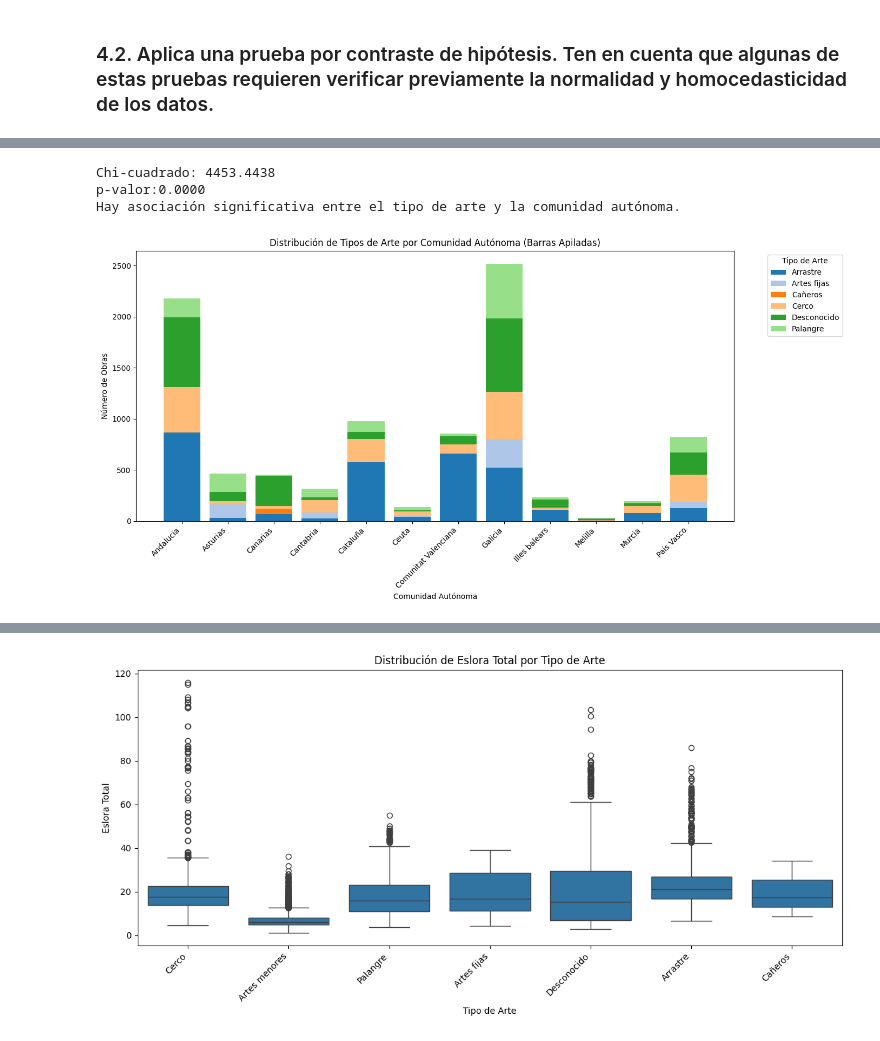
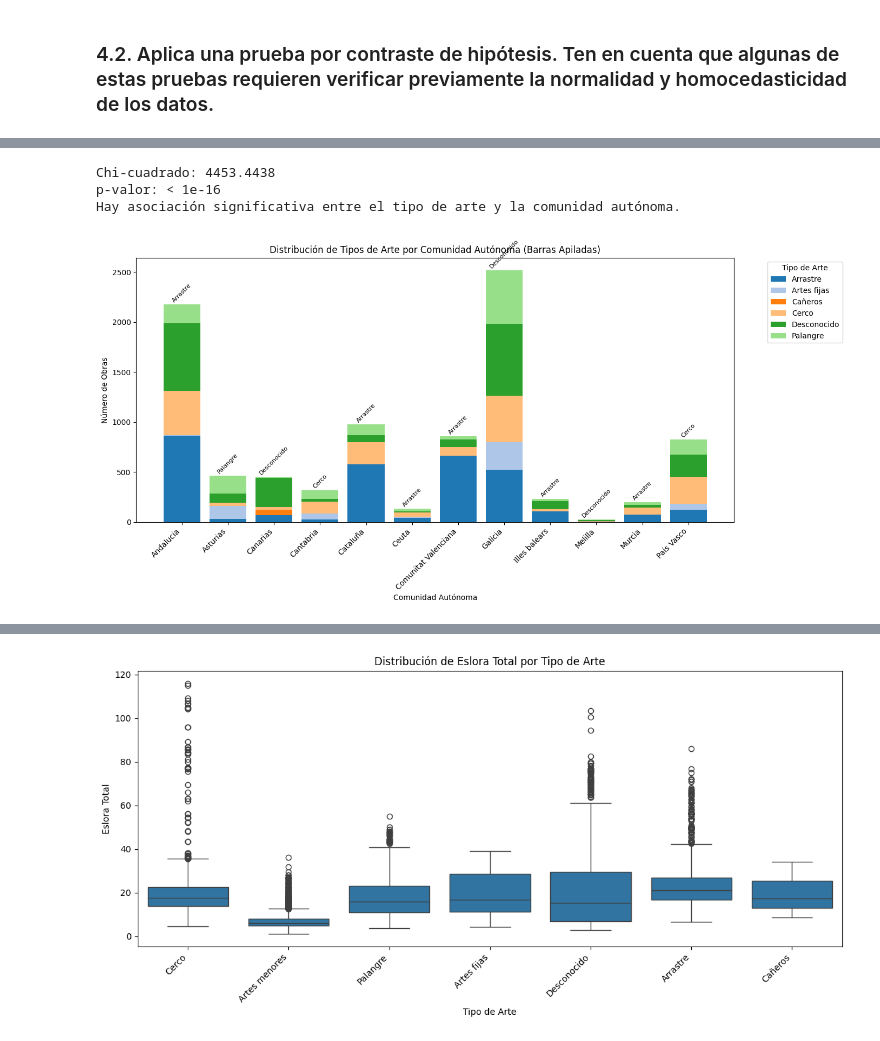
Before and after one commit to LucasZV/tipologia_PR2, a Jupyter notebook: src/Modelado.ipynb, the cells around one changed output, grey strips where cells are left out. Saved outputs shown, nothing was run; the diff lists cells and outputs as text; code cells hidden in the pictures.

```diff
--- a/src/Modelado.ipynb
+++ b/src/Modelado.ipynb
@@ -372,7 +468,7 @@ data_preprocessed = pd.concat([numeric_scaled, categoric_encoded], axis=1)
 inertia = []
 silhouette = []
 
-for k in range(2, 25):
+for k in range(2, 26):
     km = KMeans(n_clusters=k, random_state=42)
     km.fit(data_preprocessed)
     inertia.append(km.inertia_)
@@ -396,4 +492,4 @@ plt.show()
 # %%
-k = 2
+k = 11
 kmeans = KMeans(n_clusters=k, random_state=42)
 clusters = kmeans.fit_predict(data_preprocessed)
@@ -419,9 +516,13 @@ plt.show()
 # %%
 
-result_df = pd.concat([data.reset_index(drop=True), pca_df], axis=1)
+result_df = pd.concat([data_2.reset_index(drop=True), pca_df], axis=1)
+
+lista_cluster = range(1, 10)
 
 result_df[['cluster'] + list(data.columns)].head()
 result_df.drop(columns= ["PC1", "PC2"], inplace= True)
-cluster_1 = result_df[result_df["cluster"]==1]
-cluster_1.head()
+
+for i in lista_cluster:
+    cluster = result_df[result_df["cluster"]==i]
+    print(f"cluster: {i}: {print(cluster.head(3))}\n ----------------------------------------------------\n")
 # %% [output]
@@ -444,4 +565,7 @@ cluster_0.head()
 # %%
 medianas_por_cluster = result_df.groupby("cluster").mean(numeric_only=True)
-medianas_por_cluster
+moda_material = result_df.groupby("cluster")["material_casco"].agg(lambda x: x.mode().iloc[0])
+medianas_por_cluster["Material del casco (moda)"] = moda_material
+
+medianas_por_cluster.apply(lambda x: x.round(2))
 # %% [output]
@@ -461,43 +648,56 @@ contingencia = pd.crosstab(data_sin_artes['Tipo de Arte'], data_sin_artes['Comun
 chi2, p, dof, expected = chi2_contingency(contingencia)
 
 print(f'Chi-cuadrado: {chi2:.4f}')
-print(f'p-valor:{p:.4f}')
+if p < 1e-16:
+    print('p-valor: < 1e-16')
+else:
+    print(f'p-valor: {p:.4f}')
 
 if p < 0.05:
     print("Hay asociación significativa entre el tipo de arte y la comunidad autónoma.")
 else:
-    print("No hay evidencia de asociación significativa entre el tipo de arte y el puerto base.")
+    print("No hay evidencia de asociación significativa entre el tipo de arte y la comunidad autónoma.")
 # %% [output]
 Chi-cuadrado: 4453.4438
-p-valor:0.0000
+p-valor: < 1e-16
 Hay asociación significativa entre el tipo de arte y la comunidad autónoma.
 # %%
 # Agrupar por Comunidad Autónoma y Tipo de Arte, contando las ocurrencias
 conteo = data_sin_artes.groupby(['Comunidad Autónoma', 'Tipo de Arte']).size().reset_index(name='count')
-
-# Convertir a formato de tabla para apilar
 pivot = conteo.pivot(index='Comunidad Autónoma', columns='Tipo de Arte', values='count').fillna(0)
 
-colores = plt.cm.tab20.colors  # o cualquier otro mapa de colores
+# Colores
+colores = plt.cm.tab20.colors
 columnas = pivot.columns
 colores_dict = dict(zip(columnas, colores[:len(columnas)]))
 
 # Crear figura
 plt.figure(figsize=(14, 7))
 
 # Apilar barras
-bottom = [0] * len(pivot)
+bottom = np.zeros(len(pivot))
 for arte in columnas:
     plt.bar(pivot.index, pivot[arte], bottom=bottom, label=arte, color=colores_dict[arte])
-    bottom = bottom + pivot[arte]
+    bottom += pivot[arte]
+
+# Anotar el Tipo de Arte predominante
+for idx, comunidad in enumerate(pivot.index):
+    fila = pivot.loc[comunidad]
+    arte_predominante = fila.idxmax()
+    altura_total = fila.sum()
+    plt.text(
+        idx, altura_total + 10,  # un poco por encima de la barra
+        arte_predominante,
+        ha='center', va='bottom', fontsize=8, rotation=45
+    )
 
 # Ajustes del gráfico
 plt.title('Distribución de Tipos de Arte por Comunidad Autónoma (Barras Apiladas)')
 plt.xlabel('Comunidad Autónoma')
 plt.ylabel('Número de Obras')
 plt.xticks(rotation=45, ha='right')
 plt.legend(title='Tipo de Arte', bbox_to_anchor=(1.05, 1), loc='upper left')
 plt.tight_layout()
 plt.show()
 # %% [output]
-[figure, old version]
+[figure, new version]
```
Also changed, not shown: parts of 53 cells of this notebook, 25 other files.
